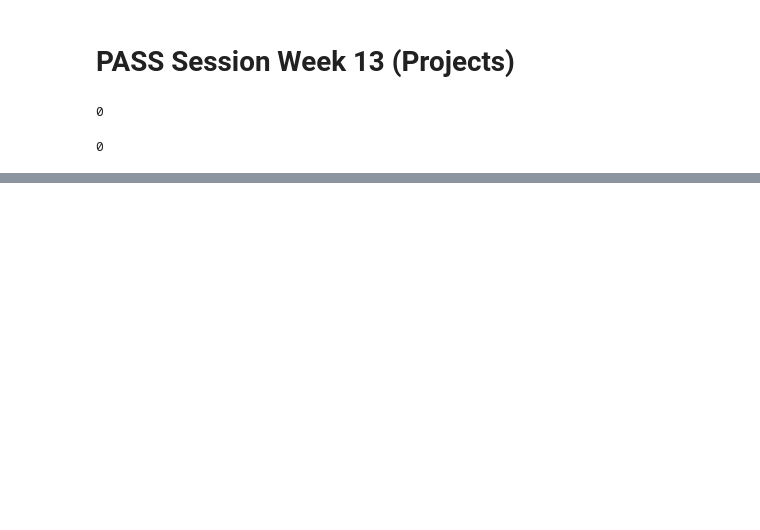
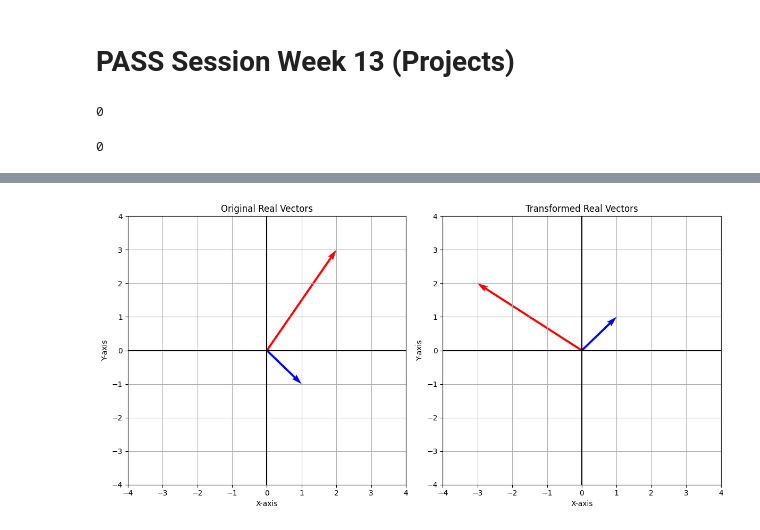
Before and after one commit to CodeBySohyun/PASS, a Jupyter notebook: pass_tutorial.ipynb, the cells around one changed output, grey strips where cells are left out. Drawn from its saved outputs; the diff is of its cells as text; code cells hidden in the pictures; blank space fills up the shorter version.

```diff
--- a/pass_tutorial.ipynb
+++ b/pass_tutorial.ipynb
@@ -365,0 +372,45 @@ subprocess.call(['open', fourth_year])
+# %%
+import numpy as np
+import matplotlib.pyplot as plt
+
+# Define two real vectors
+v1_real = np.array([2, 3])
+v2_real = np.array([1, -1])
+
+# Define an orthogonal transformation matrix (real plane)
+A_real = np.array([[0, -1],
+                   [1,  0]])  # This represents a 90-degree rotation
+
+# Apply the transformation
+v1_real_transformed = A_real @ v1_real
+v2_real_transformed = A_real @ v2_real
+
+# Plot the real vectors before and after transformation
+plt.figure(figsize=(12, 6))
+plt.subplot(1, 2, 1)
+plt.quiver([0, 0], [0, 0], [v1_real[0], v2_real[0]], [v1_real[1], v2_real[1]], angles='xy', scale_units='xy', scale=1, color=['r', 'b'])
+plt.xlim(-4, 4)
+plt.ylim(-4, 4)
+plt.xlabel('X-axis')
+plt.ylabel('Y-axis')
+plt.title('Original Real Vectors')
+plt.grid(True)
+plt.axhline(y=0, color='k')
+plt.axvline(x=0, color='k')
+
+plt.subplot(1, 2, 2)
+plt.quiver([0, 0], [0, 0], [v1_real_transformed[0], v2_real_transformed[0]], [v1_real_transformed[1], v2_real_transformed[1]], angles='xy', scale_units='xy', scale=1, color=['r', 'b'])
+plt.xlim(-4, 4)
+plt.ylim(-4, 4)
+plt.xlabel('X-axis')
+plt.ylabel('Y-axis')
+plt.title('Transformed Real Vectors')
+plt.grid(True)
+plt.axhline(y=0, color='k')
+plt.axvline(x=0, color='k')
+
+# Show the plot for the real plane
+plt.tight_layout()
+plt.show()
+# %% [output]
+[figure, added]
```
Also changed, not shown: parts of 11 cells of this notebook, 2 other files.
